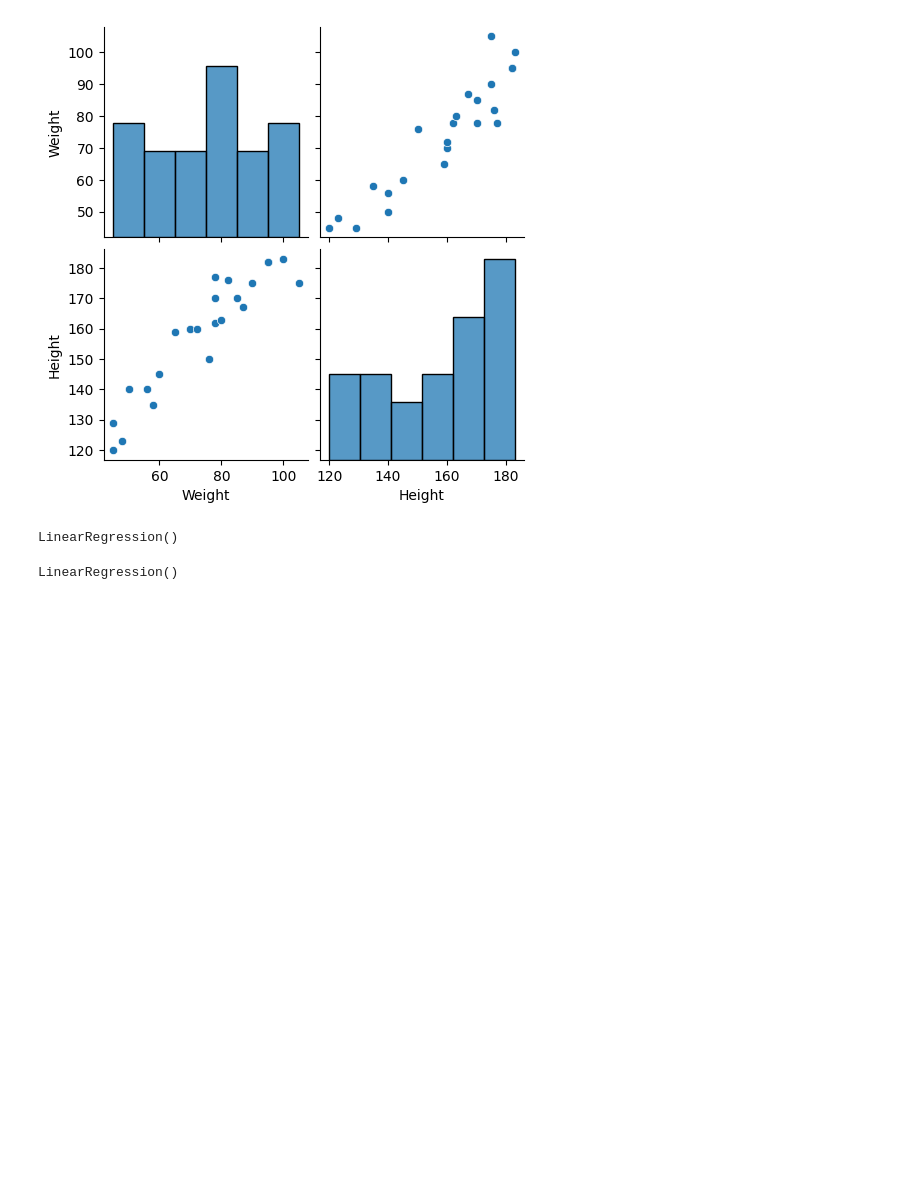
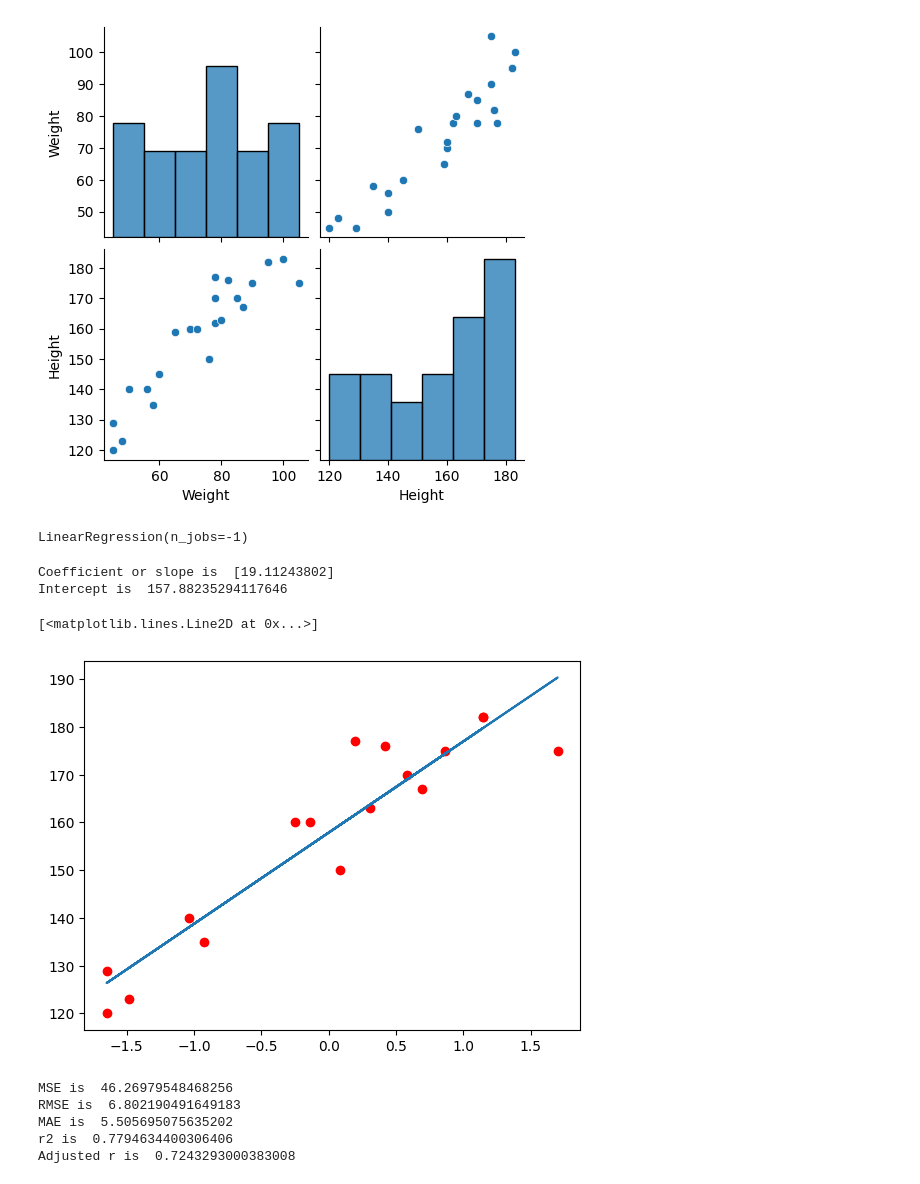
Before and after one commit to Mayurpjadhav11/ml-practice-repo, a Jupyter notebook: simple_regression_height_weight.ipynb, the cells around one changed output. Saved outputs shown, nothing was run; the diff lists cells and outputs as text; code cells hidden in the pictures; blank space fills up the shorter version.

```diff
--- a/simple_regression_height_weight.ipynb
+++ b/simple_regression_height_weight.ipynb
@@ -56,11 +56,20 @@ X_test = scalar.transform(X_test)
 #Apply Linear Regression
 from sklearn.linear_model import LinearRegression
 # %%
-regression = LinearRegression()
+regression = LinearRegression(n_jobs=-1)
 regression.fit(X_train, Y_train)
 # %% [output]
-LinearRegression()
+LinearRegression(n_jobs=-1)
-# %%
-regression
-# %% [output]
-LinearRegression()
+# %%
+print("Coefficient or slope is ", regression.coef_)
+print("Intercept is ", regression.intercept_)
+# %% [output]
+Coefficient or slope is  [19.11243802]
+Intercept is  157.88235294117646
+# %%
+#plot training data best fit line
+plt.scatter(X_train, Y_train, color="red")
+plt.plot(X_train, regression.predict(X_train))
+# %% [output]
+[<matplotlib.lines.Line2D at 0x...>]
+[figure, added]
@@ -66,0 +83,17 @@ LinearRegression()
+# %%
+mse = mean_squared_error(Y_test, y_predict)
+rmse = np.sqrt(mse)
+mae = mean_absolute_error(Y_test, y_predict)
+r2 = r2_score(Y_test, y_predict)
+adjusted_r = 1-(1-r2)*(len(Y_test)-1)/(len(Y_test)-X_test.shape[1]-1)
+print("MSE is ", mse)
+print("RMSE is ", rmse)
+print("MAE is ", mae)
+print("r2 is ", r2)
+print("Adjusted r is ", adjusted_r)
+# %% [output]
+MSE is  46.26979548468256
+RMSE is  6.802190491649183
+MAE is  5.505695075635202
+r2 is  0.7794634400306406
+Adjusted r is  0.7243293000383008
```
Also changed, not shown: parts of 2 cells of this notebook.
